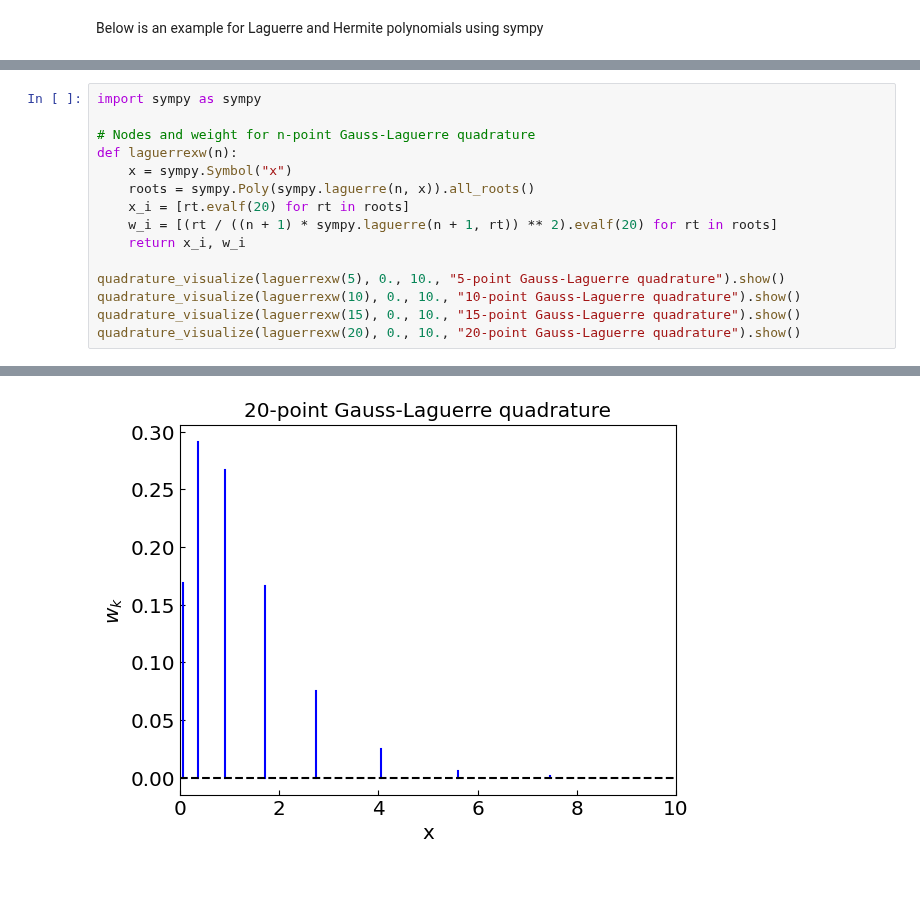
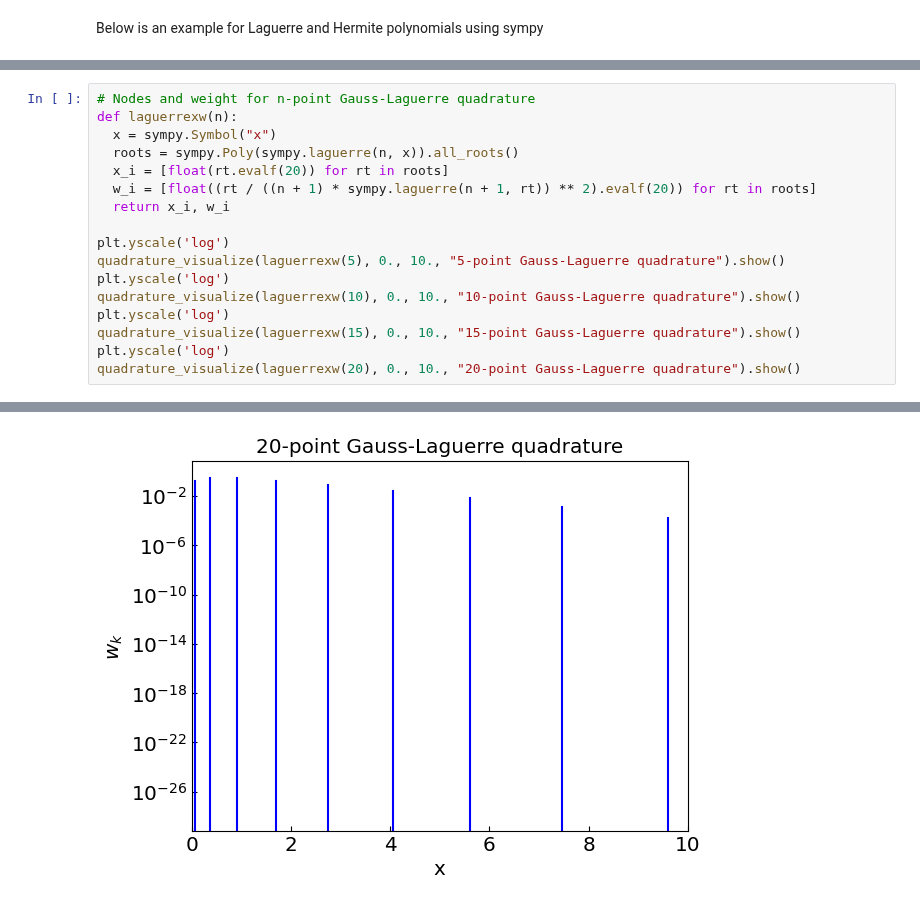
Before and after one commit to vlvovch/PHYS6350-ComputationalPhysics, a Jupyter notebook: code/6_NumericalIntegration/6b_QuadraturesHighOrder.ipynb, the cells around one changed output, grey strips where cells are left out. Drawn from its saved outputs; the diff is of its cells as text.

```diff
--- a/code/6_NumericalIntegration/6b_QuadraturesHighOrder.ipynb
+++ b/code/6_NumericalIntegration/6b_QuadraturesHighOrder.ipynb
@@ -631,16 +655,18 @@ Below is an example for Laguerre and Hermite polynomials using sympy
 # %%
-import sympy as sympy
-
 # Nodes and weight for n-point Gauss-Laguerre quadrature
 def laguerrexw(n):
-    x = sympy.Symbol("x")
-    roots = sympy.Poly(sympy.laguerre(n, x)).all_roots()
-    x_i = [rt.evalf(20) for rt in roots]
-    w_i = [(rt / ((n + 1) * sympy.laguerre(n + 1, rt)) ** 2).evalf(20) for rt in roots]
-    return x_i, w_i
+  x = sympy.Symbol("x")
+  roots = sympy.Poly(sympy.laguerre(n, x)).all_roots()
+  x_i = [float(rt.evalf(20)) for rt in roots]
+  w_i = [float((rt / ((n + 1) * sympy.laguerre(n + 1, rt)) ** 2).evalf(20)) for rt in roots]
+  return x_i, w_i
 
+plt.yscale('log')
 quadrature_visualize(laguerrexw(5), 0., 10., "5-point Gauss-Laguerre quadrature").show()
+plt.yscale('log')
 quadrature_visualize(laguerrexw(10), 0., 10., "10-point Gauss-Laguerre quadrature").show()
+plt.yscale('log')
 quadrature_visualize(laguerrexw(15), 0., 10., "15-point Gauss-Laguerre quadrature").show()
+plt.yscale('log')
 quadrature_visualize(laguerrexw(20), 0., 10., "20-point Gauss-Laguerre quadrature").show()
 # %% [output]
@@ -650 +676 @@ quadrature_visualize(laguerrexw(20), 0., 10., "20-point Gauss-Laguerre quadratur
-[figure, old version]
+[figure, new version]
```
Also changed, not shown: parts of 14 cells of this notebook, 14 other files.
